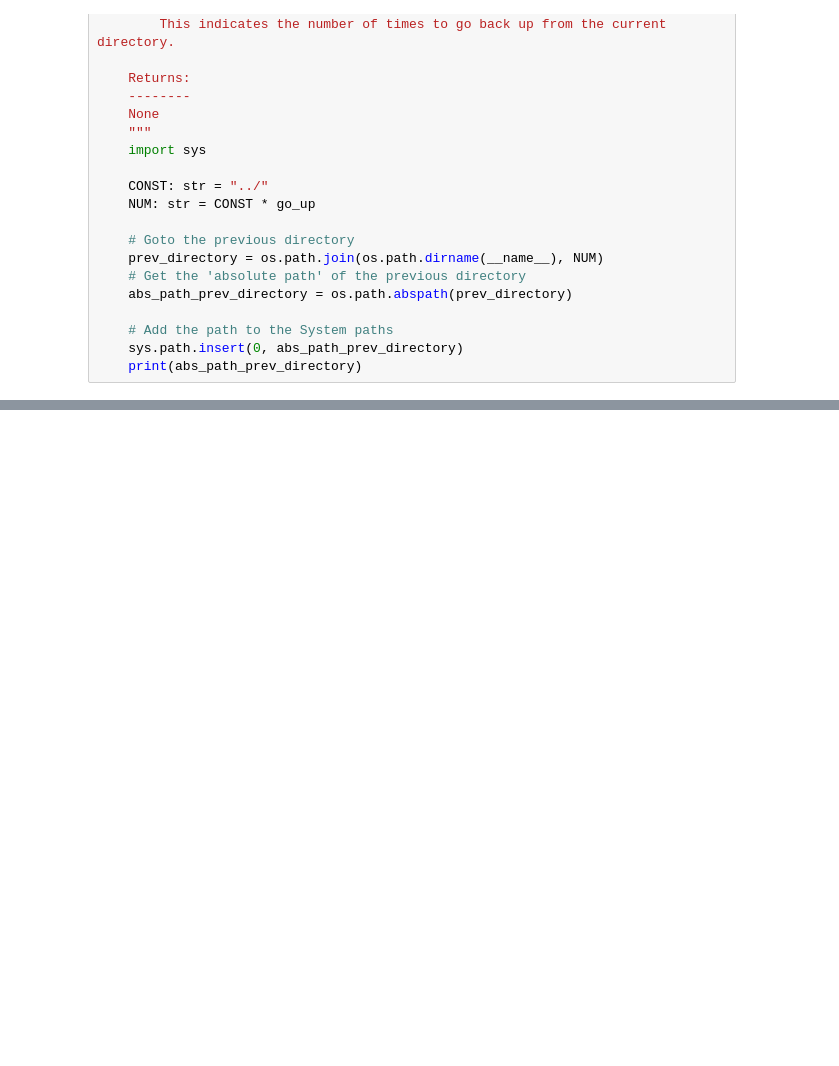
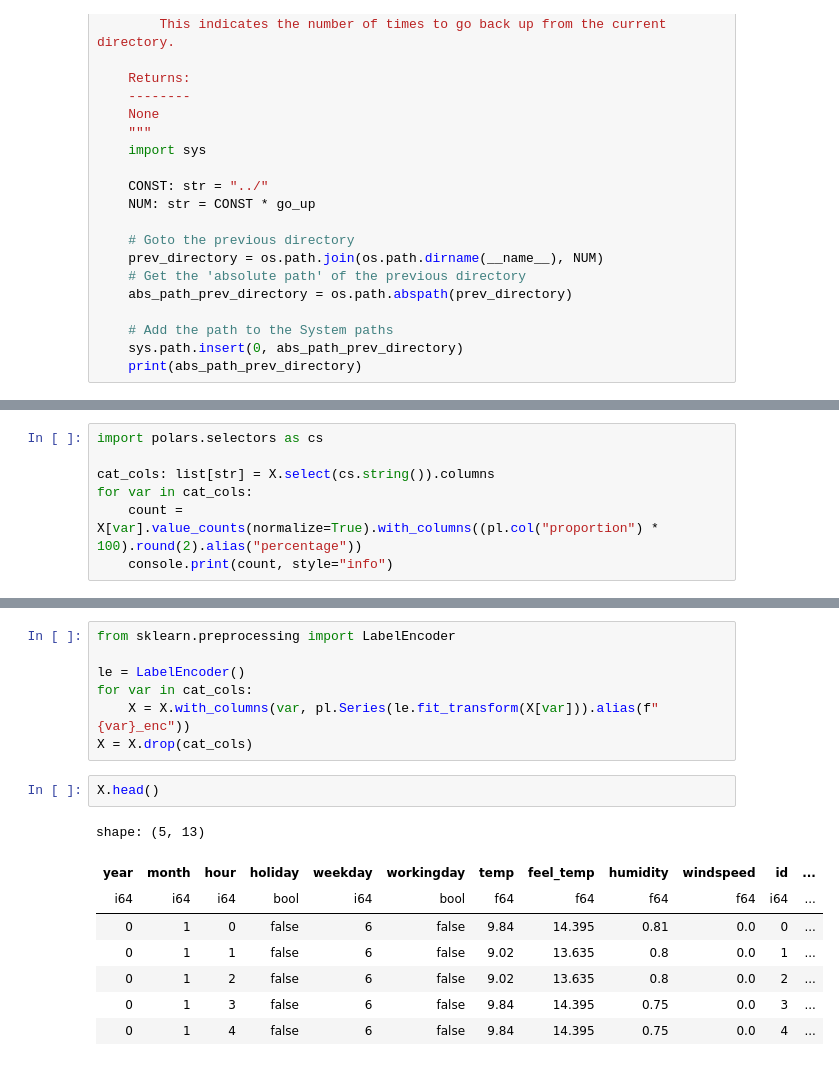
Before and after one commit to chineidu/Time-series-lab, a Jupyter notebook: notebooks/ch_3/01-visualization.ipynb, the cells around one changed output, grey strips where cells are left out. Cells and saved outputs as stored; diff of their text form; blank space fills up the shorter version.

```diff
--- a/notebooks/ch_3/01-visualization.ipynb
+++ b/notebooks/ch_3/01-visualization.ipynb
@@ -75,0 +149,7 @@ def go_up_from_current_directory(*, go_up: int = 1) -> None:
+# %%
+import polars.selectors as cs
+
+cat_cols: list[str] = X.select(cs.string()).columns
+for var in cat_cols:
+    count = X[var].value_counts(normalize=True).with_columns((pl.col("proportion") * 100).round(2).alias("percentage"))
+    console.print(count, style="info")
@@ -75,0 +243,18 @@ def go_up_from_current_directory(*, go_up: int = 1) -> None:
+# %%
+from sklearn.preprocessing import LabelEncoder
+
+le = LabelEncoder()
+for var in cat_cols:
+    X = X.with_columns(var, pl.Series(le.fit_transform(X[var])).alias(f"{var}_enc"))
+X = X.drop(cat_cols)
+# %%
+X.head()
+# %% [output]
+shape: (5, 13)
+| year | month | hour | holiday | weekday | workingday | temp | feel_temp | humidity | windspeed | id | ... |
+| i64 | i64 | i64 | bool | i64 | bool | f64 | f64 | f64 | f64 | i64 | ... |
+| 0 | 1 | 0 | false | 6 | false | 9.84 | 14.395 | 0.81 | 0.0 | 0 | ... |
+| 0 | 1 | 1 | false | 6 | false | 9.02 | 13.635 | 0.8 | 0.0 | 1 | ... |
+| 0 | 1 | 2 | false | 6 | false | 9.02 | 13.635 | 0.8 | 0.0 | 2 | ... |
+| 0 | 1 | 3 | false | 6 | false | 9.84 | 14.395 | 0.75 | 0.0 | 3 | ... |
+| 0 | 1 | 4 | false | 6 | false | 9.84 | 14.395 | 0.75 | 0.0 | 4 | ... |
```
Also changed, not shown: parts of 15 cells of this notebook, 5 other files.
